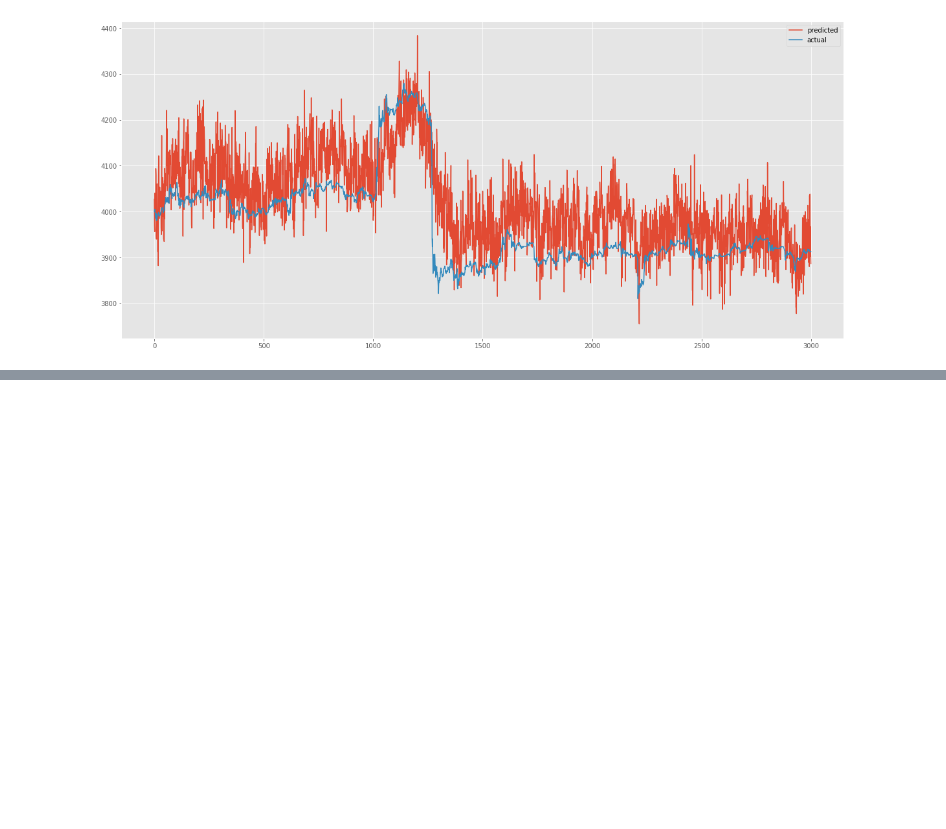
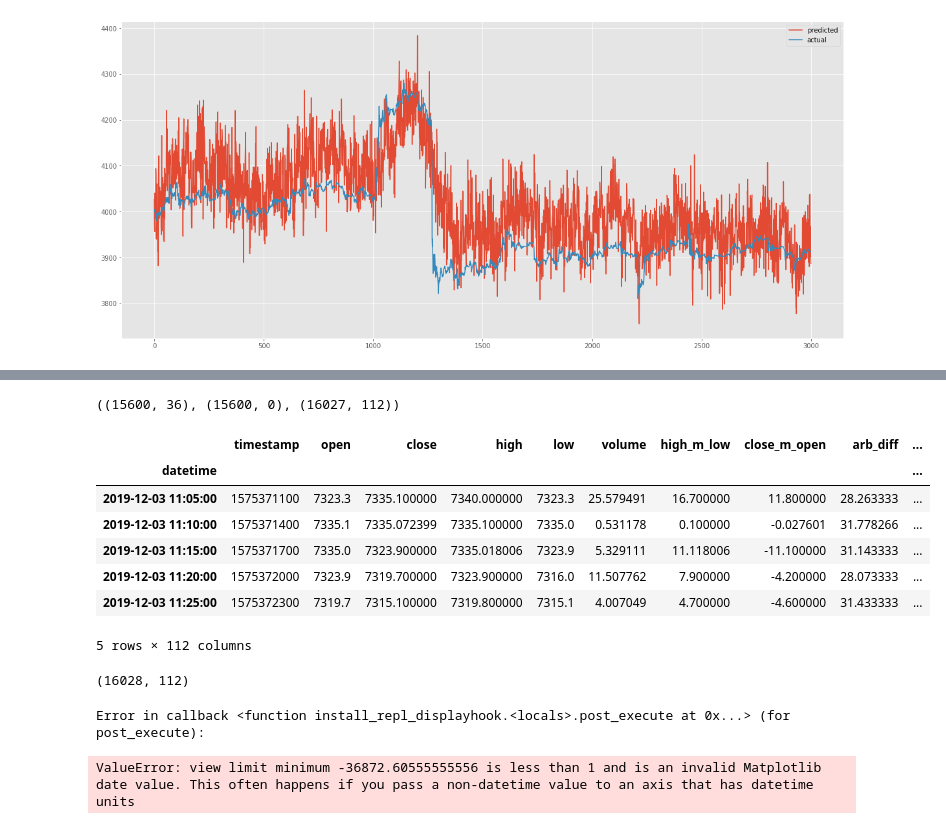
Before and after one commit to BloomTech-Labs/cryptolytic-ds, a Jupyter notebook: cryptolytic/notebooks/LSTM2.ipynb, the cells around one changed output, grey strips where cells are left out. Saved outputs shown, nothing was run; the diff lists cells and outputs as text; code cells hidden in the pictures; blank space fills up the shorter version.

Commit message:
partal testing of crom_model.py

```diff
--- a/cryptolytic/notebooks/LSTM2.ipynb
+++ b/cryptolytic/notebooks/LSTM2.ipynb
@@ -135,3 +137,5 @@ plt.legend()
 # %% [output]
 <matplotlib.legend.Legend at 0x...>
 [figure]
+# %%
+cron_model.run_model()
@@ -137,0 +148,2 @@ plt.legend()
+# %%
+preds, y_train, df = cron_model.cron_pred()
@@ -137,0 +168,44 @@ plt.legend()
+# %%
+preds.shape, y_train.shape, df.shape
+# %% [output]
+((15600, 36), (15600, 0), (16027, 112))
+# %%
+df.head()
+# %% [output]
+|  | timestamp | open | close | high | low | volume | high_m_low | close_m_open | arb_diff | ... |
+| datetime |  |  |  |  |  |  |  |  |  | ... |
+| 2019-12-03 11:05:00 | 1575371100 | 7323.3 | 7335.100000 | 7340.000000 | 7323.3 | 25.579491 | 16.700000 | 11.800000 | 28.263333 | ... |
+| 2019-12-03 11:10:00 | 1575371400 | 7335.1 | 7335.072399 | 7335.100000 | 7335.0 | 0.531178 | 0.100000 | -0.027601 | 31.778266 | ... |
+| 2019-12-03 11:15:00 | 1575371700 | 7335.0 | 7323.900000 | 7335.018006 | 7323.9 | 5.329111 | 11.118006 | -11.100000 | 31.143333 | ... |
+| 2019-12-03 11:20:00 | 1575372000 | 7323.9 | 7319.700000 | 7323.900000 | 7316.0 | 11.507762 | 7.900000 | -4.200000 | 28.073333 | ... |
+| 2019-12-03 11:25:00 | 1575372300 | 7319.7 | 7315.100000 | 7319.800000 | 7315.1 | 4.007049 | 4.700000 | -4.600000 | 31.433333 | ... |
+5 rows × 112 columns
+# %%
+df.shape
+# %% [output]
+(16028, 112)
+# %%
+rcParams['figure.figsize'] = 20,9
+n = len(preds)
+h = history_size
+hn = n+history_size
+yo= len(x_val)+history_size
+z = yo
+modman = len(df)% batch_size
+w = z + len(df)%modman
+
+# df = df.reset_index()
+
+# plt.plot(range(n), d.denoise(df['close'][h:hn], 400), label='actual', color='green')
+# plt.plot(range(n), d.denoise(preds[:n], 5), label='predicted');
+# plt.plot(range(n), df.close_mean.values[h:hn], label='Mean')
+
+de_preds = dw.denormalize(preds, df, 'close')
+
+# plt.plot(y_train[:, 0], label='Train')
+plt.plot(d.denoise(de_preds[:, 0], 5), label='Preds')
+plt.plot(df['close'])
+plt.legend();
+# %% [output]
+Error in callback <function install_repl_displayhook.<locals>.post_execute at 0x...> (for post_execute):
+ValueError: view limit minimum -36872.60555555556 is less than 1 and is an invalid Matplotlib date value. This often happens if you pass a non-datetime value to an axis that has datetime units
```
Also changed, not shown: parts of 4 cells of this notebook, 2 other files.
